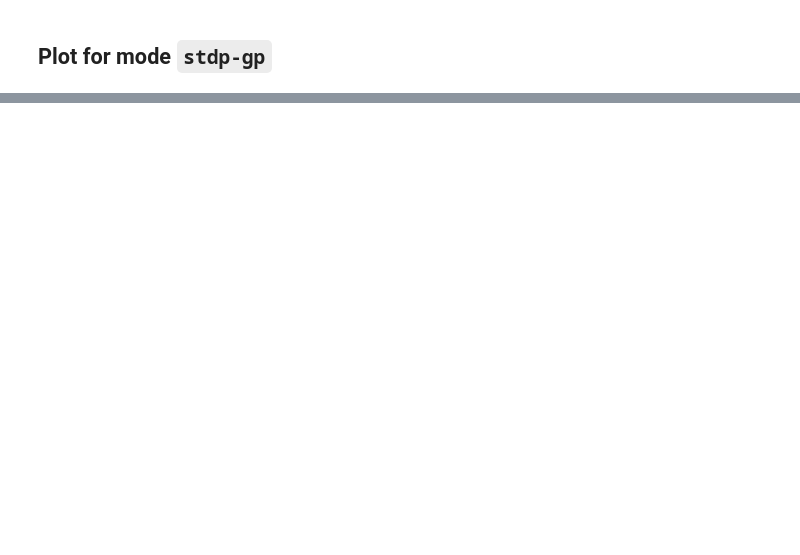
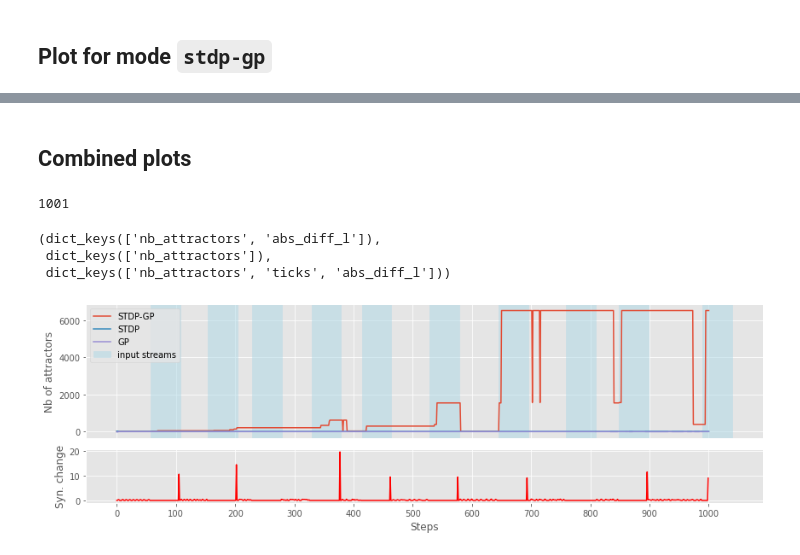
Before and after one commit to JeremCab/AttractorDynamics, a Jupyter notebook: runs/plots.ipynb, the cells around one changed output, grey strips where cells are left out. Saved outputs shown, nothing was run; the diff lists cells and outputs as text; code cells hidden in the pictures; blank space fills up the shorter version.

```diff
--- a/runs/plots.ipynb
+++ b/runs/plots.ipynb
@@ -115,0 +129,12 @@ plt.show()
+# %% [markdown]
+## Combined plots
+# %%
+filespecs = (1001, 50, 10)
+input_length = filespecs[0]
+trigger_length = filespecs[1]
+nb_triggers = filespecs[2]
+seed = 83
+# %%
+filename_stdp = f"sim_stdp_{input_length}_seed{seed}.pkl"
+filename_gp = f"sim_gp_{input_length}_seed{seed}.pkl"
+filename_stdpgp = f"sim_stdp-gp_{input_length}_{trigger_length}_{nb_triggers}_seed{seed}.pkl"
@@ -115,0 +183,47 @@ plt.show()
+# %%
+len(results_d["stdp-gp"]["nb_attractors"])
+# %% [output]
+1001
+# %%
+results_d["stdp"].keys(), results_d["gp"].keys(), results_d["stdp-gp"].keys()
+# results_d["gp"]["syn_change"]
+# %% [output]
+(dict_keys(['nb_attractors', 'abs_diff_l']),
+ dict_keys(['nb_attractors']),
+ dict_keys(['nb_attractors', 'ticks', 'abs_diff_l']))
+# %%
+def plot(results_d):
+
+    fig, (ax1, ax2) = plt.subplots(2, 1, figsize=(12, 4), sharex=True, gridspec_kw={'height_ratios': [1, 0.4]})
+
+    # Chunks start and end points
+    t0s = ticks
+    t1s = [start + trigger_length for start in t0s]
+
+    # Plot number of attractors
+    ax1.plot(range(input_length), results_d["stdp-gp"]["nb_attractors"], label='STDP-GP')
+    ax1.plot(range(input_length), results_d["stdp"]["nb_attractors"], label='STDP')
+    ax1.plot(range(input_length), results_d["gp"]["nb_attractors"], label='GP')
+    ax1.set_ylabel('Nb of attractors', size=12)
+    ax1.grid(True)
+    ax1.tick_params(bottom = False)
+    ## Add colored regions for each input chunk
+    for start, end in zip(t0s, t1s):
+        ax1.axvspan(start, end, color='lightblue', alpha=0.5, label="input streams" if start == t0s[0] else "")
+    ax1.legend()
+
+    # Plot synaptic abs changes
+    ax2.plot(range(input_length-1), results_d["stdp-gp"]["syn_change"], color='red', alpha=1)
+    ax2.set_xlabel('Steps', size=12)
+    ax2.set_ylabel('Syn. change', size=12)
+    ax2.set_xticks(range(0, input_length, 100))
+    ax2.tick_params(axis='y')
+    ax2.grid(True)
+
+    fig.tight_layout()
+    # plt.savefig("plots/STDP_19.pdf")
+    plt.show()
+# %%
+plot(results_d)
+# %% [output]
+[figure, added]
```
Also changed, not shown: parts of 10 cells of this notebook, 3 other files.
